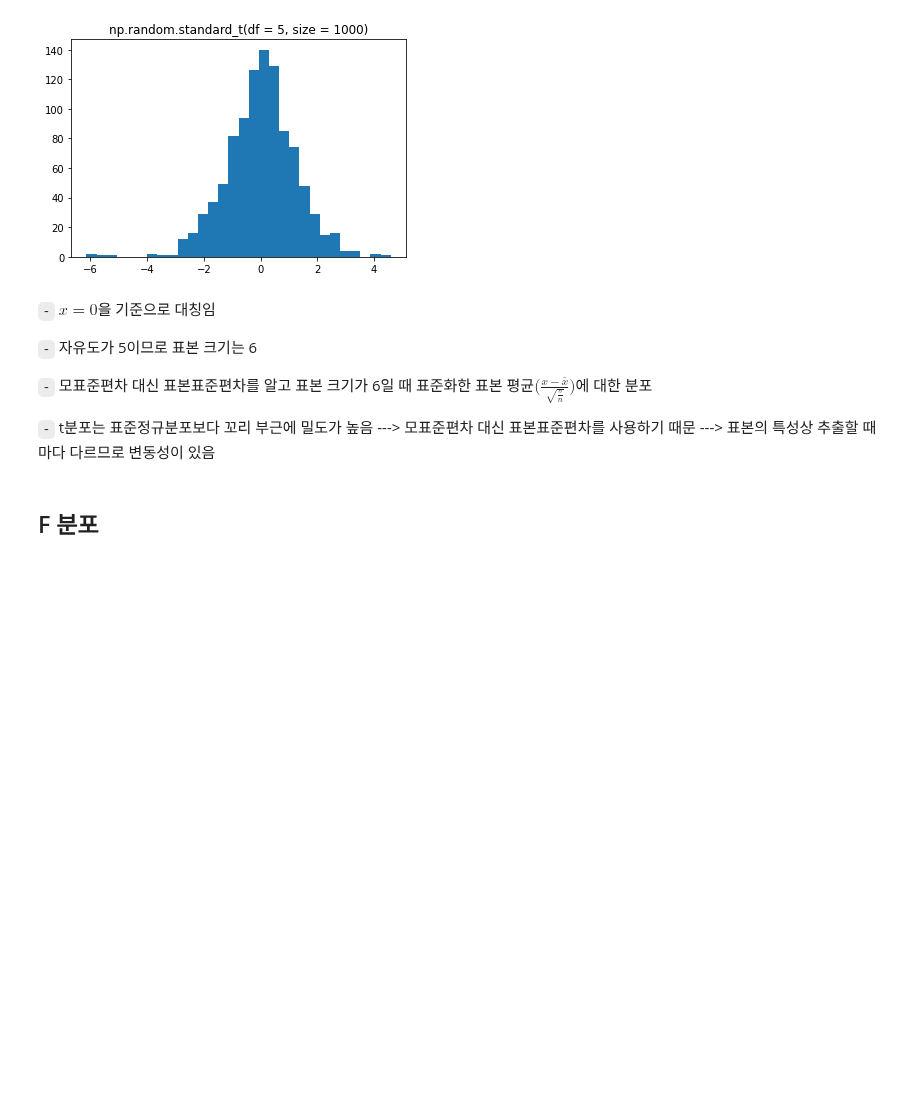
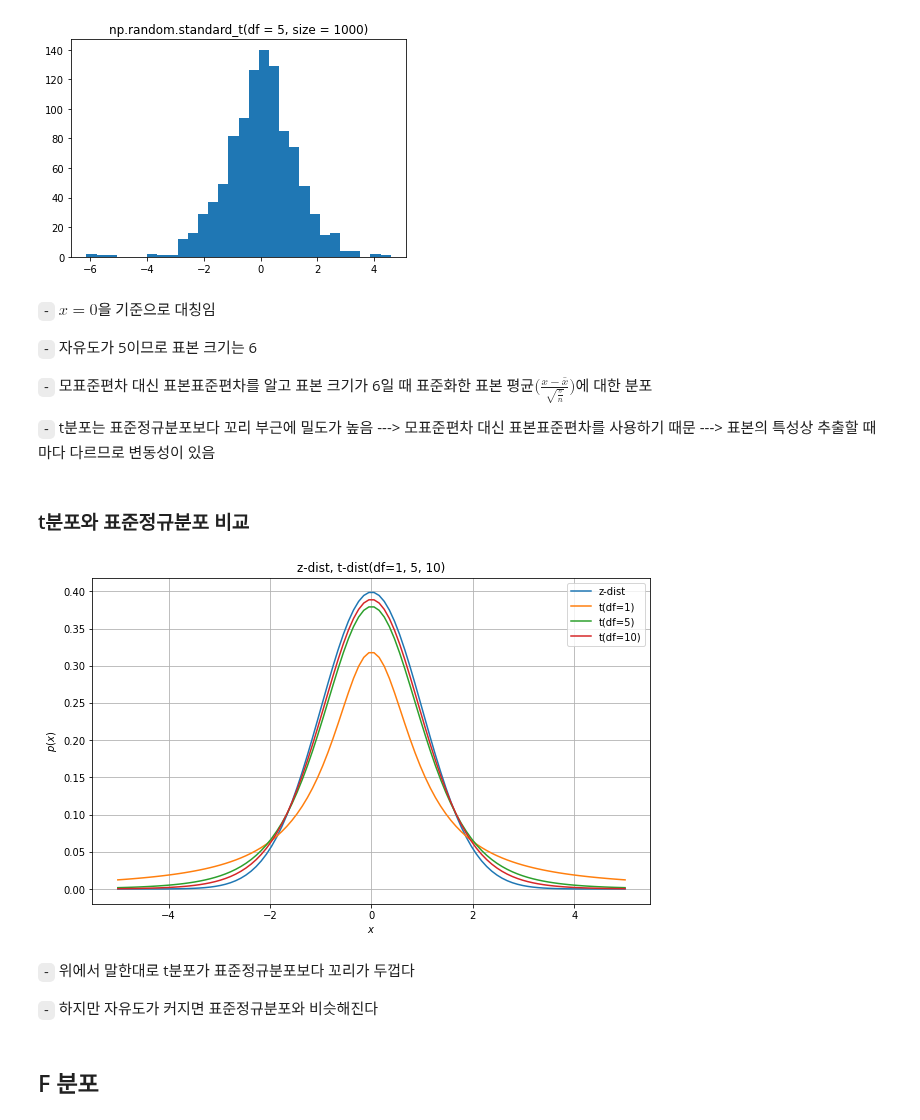
Before and after one commit to Jaesu26/study-blog, a Jupyter notebook: _notebooks/2021-06-30-확률분포.ipynb, the cells around one changed output. Saved outputs shown, nothing was run; the diff lists cells and outputs as text; code cells hidden in the pictures; blank space fills up the shorter version.

```diff
--- a/_notebooks/2021-06-30-확률분포.ipynb
+++ b/_notebooks/2021-06-30-확률분포.ipynb
@@ -541,6 +541,8 @@ plt.show()
 
 `-` 자유도가 5이므로 표본 크기는 6
 
-`-` 모표준편차 대신 표본표준편차를 알고 표본 크기가 6일 때 표준화한 표본 평균$\Big(\frac{x-\bar{x}}{\sqrt{\frac{s}{n}}}\Big)$에 대한 분포
+`-` 모표준편차 대신 표본표준편차를 알고 표본 크기가 6일 때 표준화한 표본 평균$\bigg(\frac{x-\bar{x}}{\sqrt{\frac{s}{n}}}\bigg)$에 대한 분포
 
 `-` t분포는 표준정규분포보다 꼬리 부근에 밀도가 높음 ---> 모표준편차 대신 표본표준편차를 사용하기 때문 ---> 표본의 특성상 추출할 때마다 다르므로 변동성이 있음
+# %% [markdown]
+### t분포와 표준정규분포 비교
@@ -547,3 +554,36 @@ plt.show()
+# %%
+x = np.linspace(-5, 5, 100)
+
+rv_norm = sp.stats.norm(loc=0, scale=1)
+rv_t10 = sp.stats.t(df=10)
+rv_t5 = sp.stats.t(df=5)
+rv_t1 = sp.stats.t(df=1)
+
+norm_pdf = rv_norm.pdf(x)
+t10_pdf = rv_t10.pdf(x)
+t5_pdf = rv_t5.pdf(x)
+t1_pdf = rv_t1.pdf(x)
+
+legend = ['z-dist', 't(df=1)', 't(df=5)', 't(df=10)']
+
+plt.figure(figsize = (10, 6))
+plt.plot(x, norm_pdf)
+plt.plot(x, t1_pdf)
+plt.plot(x, t5_pdf)
+plt.plot(x, t10_pdf)
+
+plt.title("z-dist, t-dist(df=1, 5, 10)")
+plt.xlabel("$x$")
+plt.ylabel("$p(x)$")
+plt.grid()
+plt.legend(legend)
+plt.show()
+# %% [output]
+[figure, added]
+# %% [markdown]
+`-` 위에서 말한대로 t분포가 표준정규분포보다 꼬리가 두껍다
+
+`-` 하지만 자유도가 커지면 표준정규분포와 비슷해진다
 # %% [markdown]
 ## F 분포
 # %% [markdown]
```
Also changed, not shown: parts of 1 cell of this notebook.
